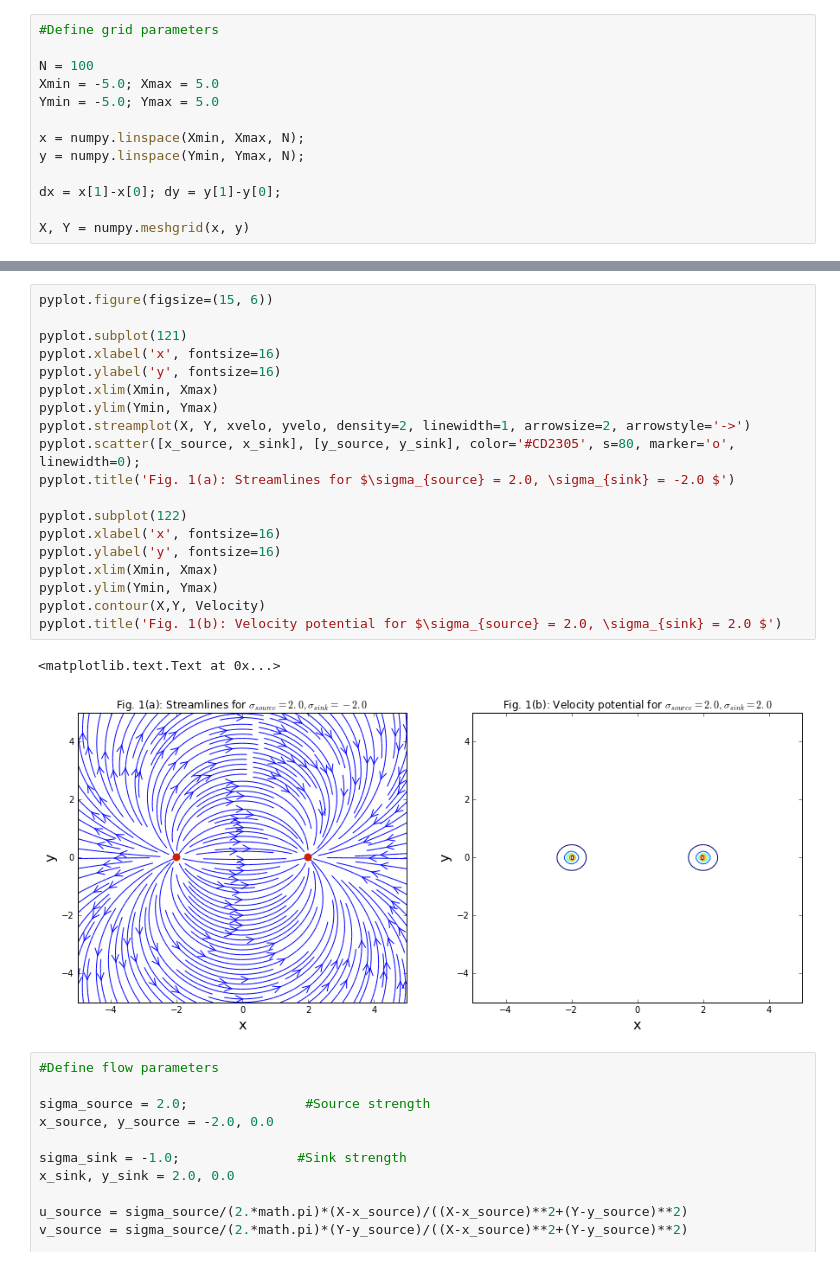
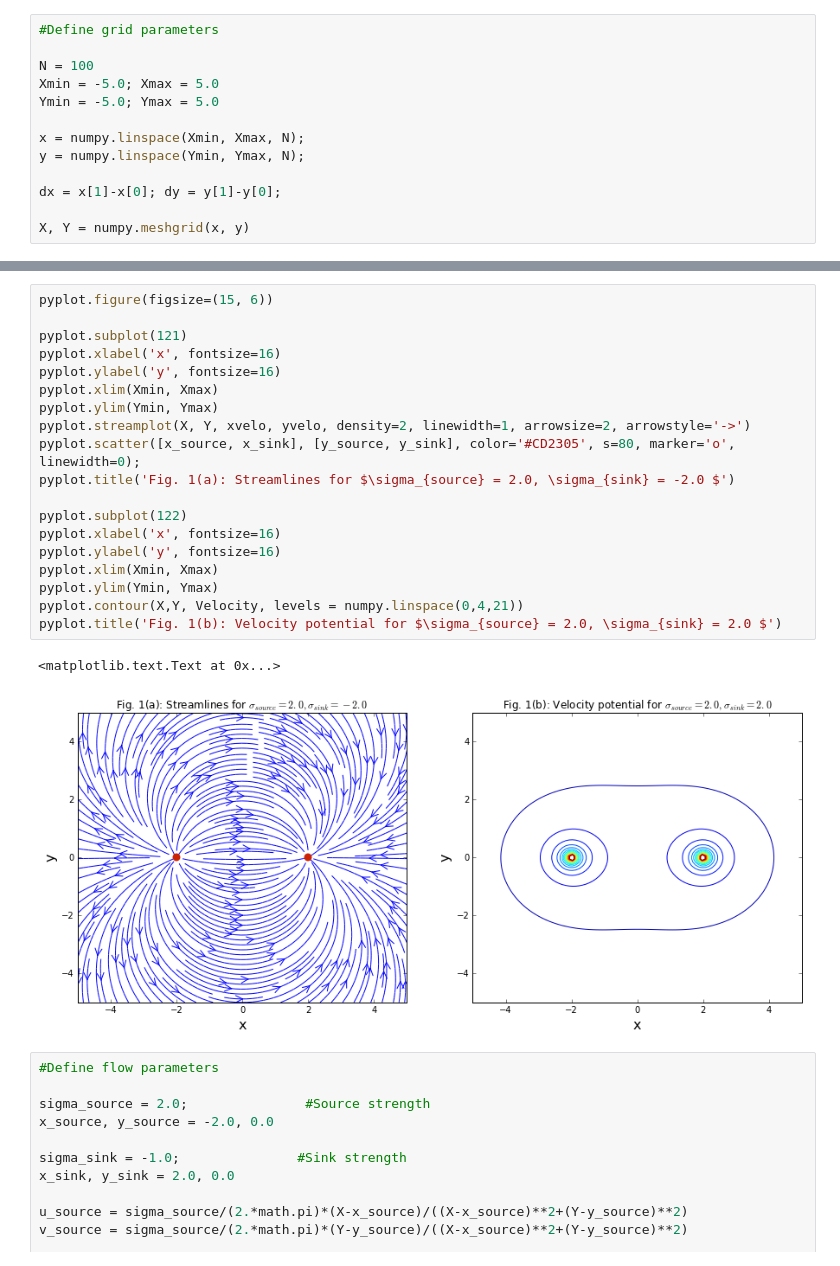
Before and after one commit to shantanu7/AeroPython, a Jupyter notebook: MAE6226_Aero_Hydro/HW02_Bailoor.ipynb, the cells around one changed output, grey strips where cells are left out. Saved outputs shown, nothing was run; the diff lists cells and outputs as text.

Commit message:
Added lines for contour levels of velocity potential

```diff
--- a/MAE6226_Aero_Hydro/HW02_Bailoor.ipynb
+++ b/MAE6226_Aero_Hydro/HW02_Bailoor.ipynb
@@ -37,25 +39,25 @@ Velocity = numpy.sqrt(u_source**2 + v_source**2) + numpy.sqrt(u_sink**2 + v_sink
 # %%
 pyplot.figure(figsize=(15, 6))
 
 pyplot.subplot(121)
 pyplot.xlabel('x', fontsize=16)
 pyplot.ylabel('y', fontsize=16)
 pyplot.xlim(Xmin, Xmax)
 pyplot.ylim(Ymin, Ymax)
 pyplot.streamplot(X, Y, xvelo, yvelo, density=2, linewidth=1, arrowsize=2, arrowstyle='->')
 pyplot.scatter([x_source, x_sink], [y_source, y_sink], color='#CD2305', s=80, marker='o', linewidth=0);
 pyplot.title('Fig. 1(a): Streamlines for $\sigma_{source} = 2.0, \sigma_{sink} = -2.0 $')
 
 pyplot.subplot(122)
 pyplot.xlabel('x', fontsize=16)
 pyplot.ylabel('y', fontsize=16)
 pyplot.xlim(Xmin, Xmax)
 pyplot.ylim(Ymin, Ymax)
-pyplot.contour(X,Y, Velocity)
+pyplot.contour(X,Y, Velocity, levels = numpy.linspace(0,4,21))
 pyplot.title('Fig. 1(b): Velocity potential for $\sigma_{source} = 2.0, \sigma_{sink} = 2.0 $')
 # %% [output]
 <matplotlib.text.Text at 0x...>
-[figure, old version]
+[figure, new version]
 # %%
 #Define flow parameters
 
```
Also changed, not shown: parts of 3 cells of this notebook.
